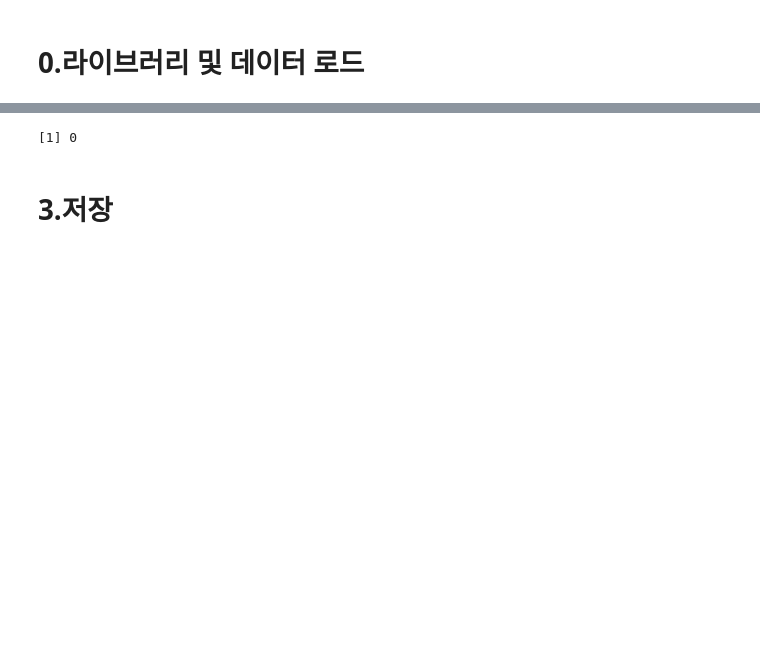
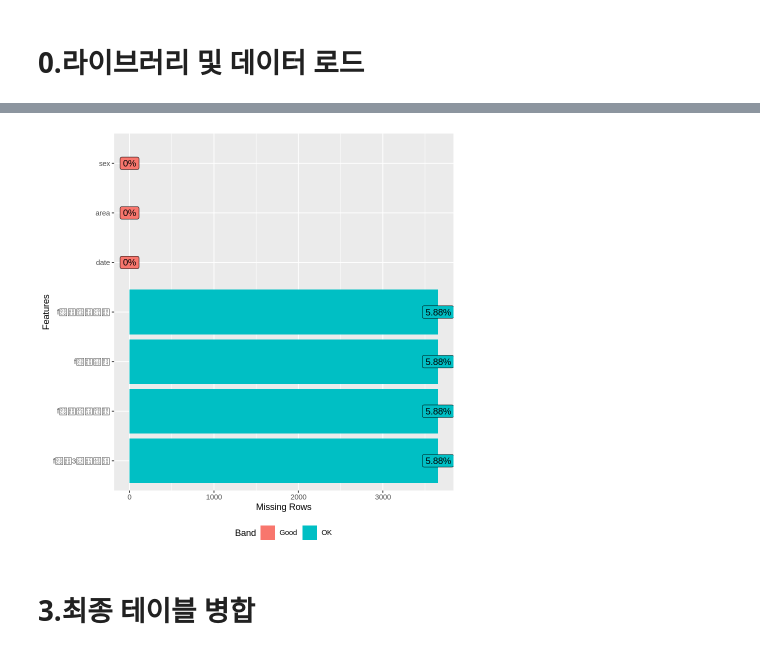
Before and after one commit to min02yam/Prediction-of-Cardiovascular-Disease-Incidence-using-machine-learning, a Jupyter notebook: 예보_2012_2016.ipynb, the cells around one changed output, grey strips where cells are left out. Drawn from its saved outputs; the diff is of its cells as text; code cells hidden in the pictures; blank space fills up the shorter version.

```diff
--- a/예보_2012_2016.ipynb
+++ b/예보_2012_2016.ipynb
@@ -85,5 +155,5 @@ rbindlist(imp_list) -> imp_dt
 # %%
 # 확인
-imp_dt %>% is.na() %>% sum
+plot_missing(imp_dt)
 # %% [output]
-[1] 0
+[figure, added]
@@ -90,3 +162,3 @@ imp_dt %>% is.na() %>% sum
 # %% [markdown]
-# 3.저장
+# 3.최종 테이블 병합
 # %%
```
Also changed, not shown: parts of 30 cells of this notebook.
